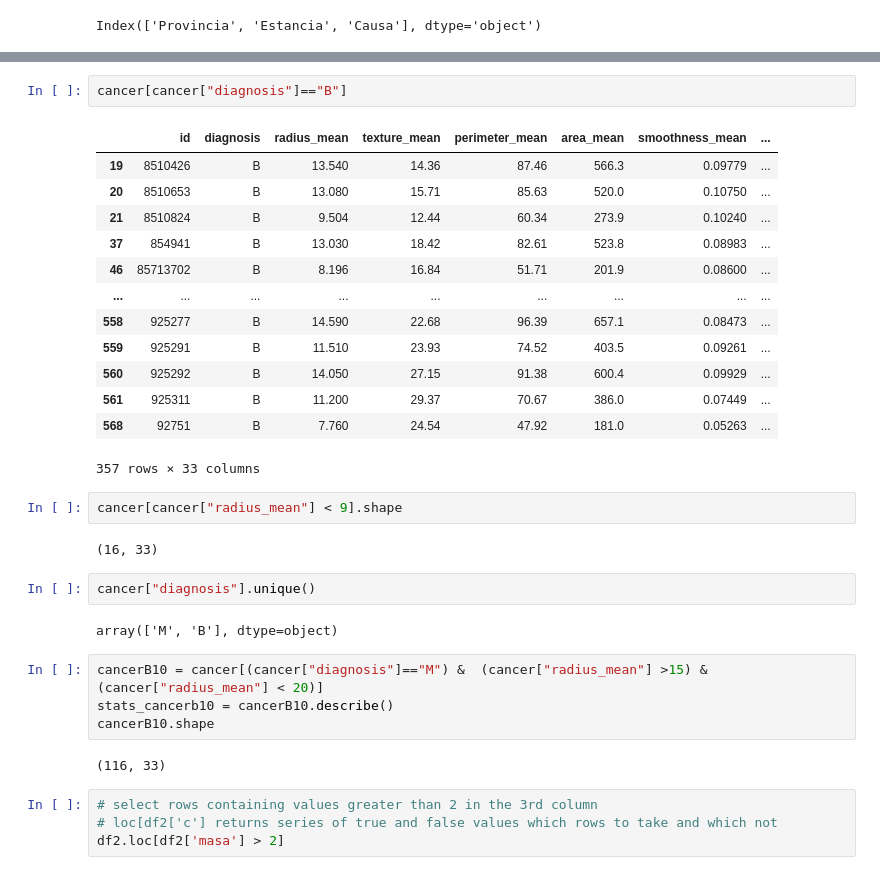
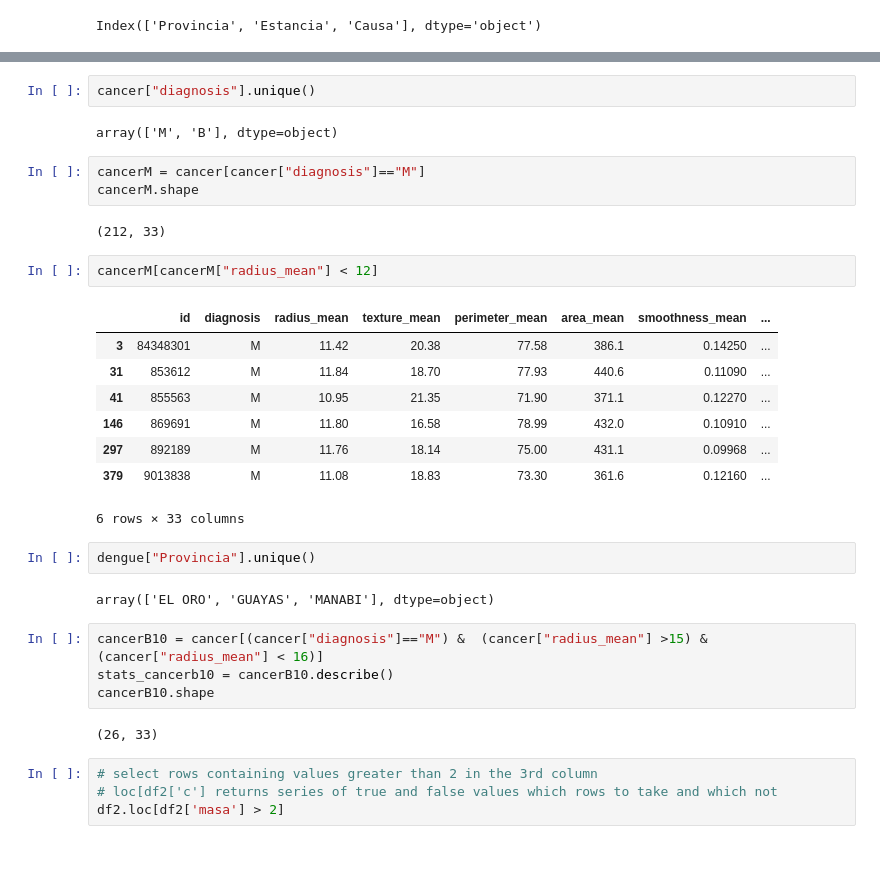
Before and after one commit to gualapuromoises/gbi6, a Jupyter notebook: pandas/code/Pandas.ipynb, the cells around one changed output, grey strips where cells are left out. Saved outputs shown, nothing was run; the diff lists cells and outputs as text.

```diff
--- a/pandas/code/Pandas.ipynb
+++ b/pandas/code/Pandas.ipynb
@@ -405,33 +412,33 @@ cancer
-# %%
-cancer[cancer["diagnosis"]=="B"]
-# %% [output]
-|  | id | diagnosis | radius_mean | texture_mean | perimeter_mean | area_mean | smoothness_mean | ... |
-| 19 | 8510426 | B | 13.540 | 14.36 | 87.46 | 566.3 | 0.09779 | ... |
-| 20 | 8510653 | B | 13.080 | 15.71 | 85.63 | 520.0 | 0.10750 | ... |
-| 21 | 8510824 | B | 9.504 | 12.44 | 60.34 | 273.9 | 0.10240 | ... |
-| 37 | 854941 | B | 13.030 | 18.42 | 82.61 | 523.8 | 0.08983 | ... |
-| 46 | 85713702 | B | 8.196 | 16.84 | 51.71 | 201.9 | 0.08600 | ... |
-| ... | ... | ... | ... | ... | ... | ... | ... | ... |
-| 558 | 925277 | B | 14.590 | 22.68 | 96.39 | 657.1 | 0.08473 | ... |
-| 559 | 925291 | B | 11.510 | 23.93 | 74.52 | 403.5 | 0.09261 | ... |
-| 560 | 925292 | B | 14.050 | 27.15 | 91.38 | 600.4 | 0.09929 | ... |
-| 561 | 925311 | B | 11.200 | 29.37 | 70.67 | 386.0 | 0.07449 | ... |
-| 568 | 92751 | B | 7.760 | 24.54 | 47.92 | 181.0 | 0.05263 | ... |
-357 rows × 33 columns
-# %%
-cancer[cancer["radius_mean"] < 9].shape
-# %% [output]
-(16, 33)
 # %%
 cancer["diagnosis"].unique()
 # %% [output]
 array(['M', 'B'], dtype=object)
+# %%
+cancerM = cancer[cancer["diagnosis"]=="M"]
+cancerM.shape
+# %% [output]
+(212, 33)
+# %%
+cancerM[cancerM["radius_mean"] < 12]
+# %% [output]
+|  | id | diagnosis | radius_mean | texture_mean | perimeter_mean | area_mean | smoothness_mean | ... |
+| 3 | 84348301 | M | 11.42 | 20.38 | 77.58 | 386.1 | 0.14250 | ... |
+| 31 | 853612 | M | 11.84 | 18.70 | 77.93 | 440.6 | 0.11090 | ... |
+| 41 | 855563 | M | 10.95 | 21.35 | 71.90 | 371.1 | 0.12270 | ... |
+| 146 | 869691 | M | 11.80 | 16.58 | 78.99 | 432.0 | 0.10910 | ... |
+| 297 | 892189 | M | 11.76 | 18.14 | 75.00 | 431.1 | 0.09968 | ... |
+| 379 | 9013838 | M | 11.08 | 18.83 | 73.30 | 361.6 | 0.12160 | ... |
+6 rows × 33 columns
+# %%
+dengue["Provincia"].unique()
+# %% [output]
+array(['EL ORO', 'GUAYAS', 'MANABI'], dtype=object)
 # %%
-cancerB10 = cancer[(cancer["diagnosis"]=="M") &  (cancer["radius_mean"] >15) &(cancer["radius_mean"] < 20)]
+cancerB10 = cancer[(cancer["diagnosis"]=="M") &  (cancer["radius_mean"] >15) &(cancer["radius_mean"] < 16)]
 stats_cancerb10 = cancerB10.describe()
 cancerB10.shape
 # %% [output]
-(116, 33)
+(26, 33)
 # %%
 # select rows containing values greater than 2 in the 3rd column
 # loc[df2['c'] returns series of true and false values which rows to take and which not
```
Also changed, not shown: parts of 26 cells of this notebook, 5 other files.
